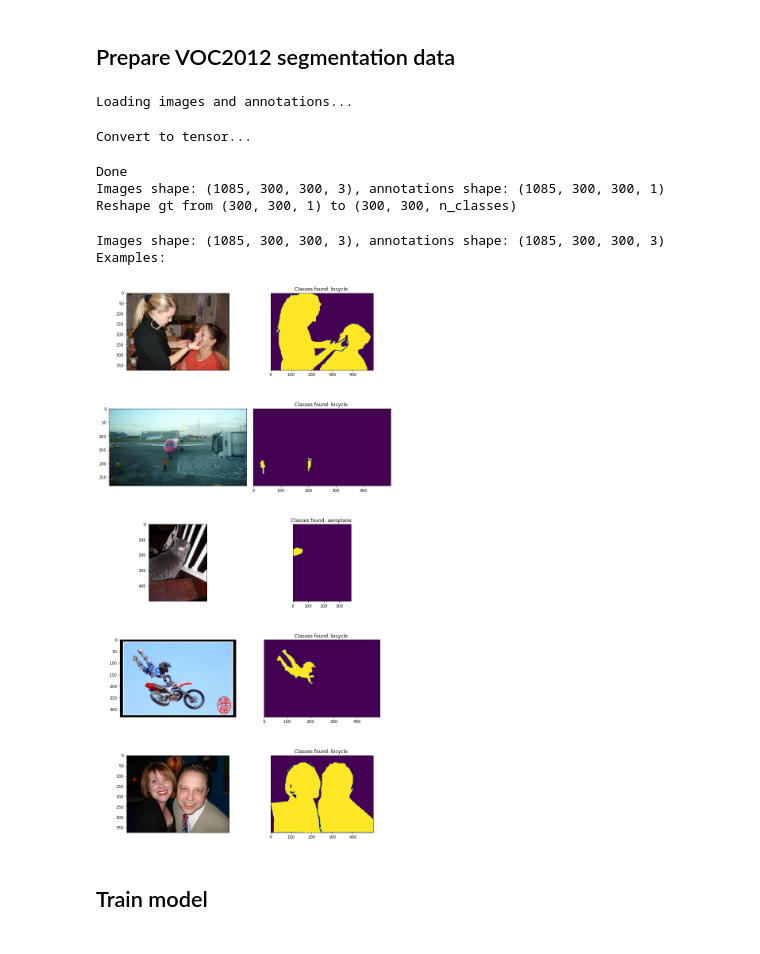
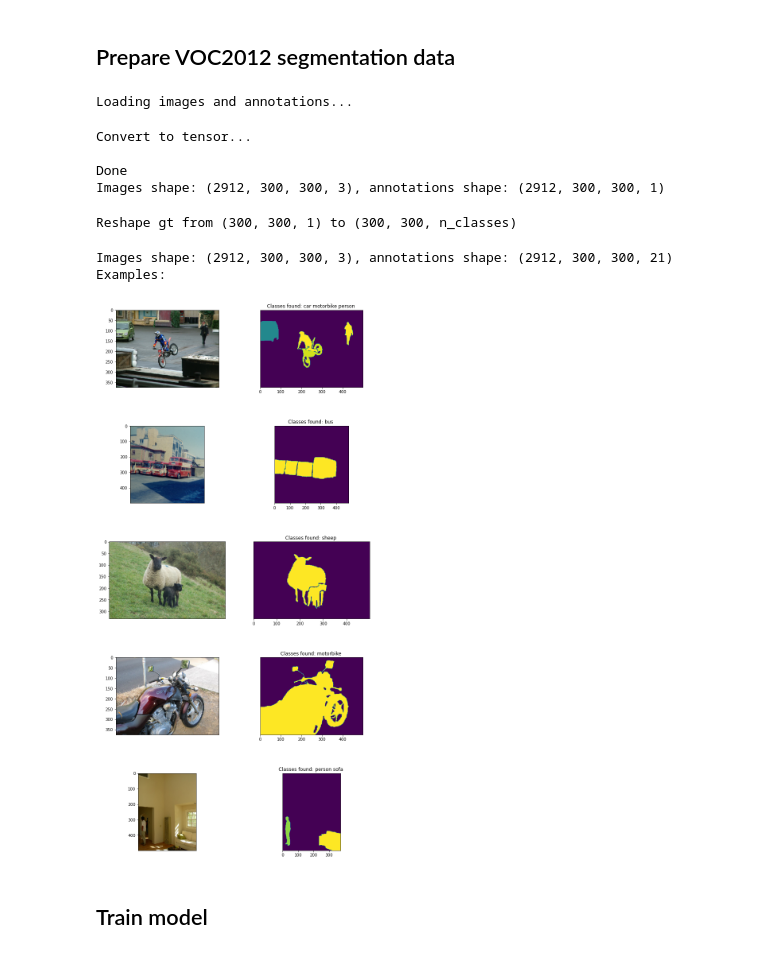
Before and after one commit to Apiquet/Segmentation, a Jupyter notebook: FCN8.ipynb, the cells around one changed output. Saved outputs shown, nothing was run; the diff lists cells and outputs as text; code cells hidden in the pictures.

Commit message:
[DEV][NN] Training with transfer learning done

```diff
--- a/FCN8.ipynb
+++ b/FCN8.ipynb
@@ -38,24 +39,25 @@ model = FCN8(tracker_ssd_path = tracker_path,
 # %%
 from data_management.VOC2012Manager import VOC2012Manager
 
 manager = VOC2012Manager(floatType = floatType)
-targets = ["person", "dog"]
+targets = None
 images, gt_annotations, filenames_png, original_shapes =\
     manager.load_and_prepare_data(
         VOC2012_path=VOC2012_path,
         width_height=(300, 300,),
         n_samples_to_show=5,
         targets=targets,
         last_data_idx=last_data_idx)
 # %% [output]
 Loading images and annotations...
 Convert to tensor...
+
+Done
+Images shape: (2912, 300, 300, 3), annotations shape: (2912, 300, 300, 1)
-Done
-Images shape: (1085, 300, 300, 3), annotations shape: (1085, 300, 300, 1)
 Reshape gt from (300, 300, 1) to (300, 300, n_classes)
-Images shape: (1085, 300, 300, 3), annotations shape: (1085, 300, 300, 3)
+Images shape: (2912, 300, 300, 3), annotations shape: (2912, 300, 300, 21)
 Examples:
-[figure, old version]
+[figure, new version]
 # %%
 train_ratio = 0.7
 batch_size = 32
```
Also changed, not shown: parts of 1 cell of this notebook, 1 other file.
